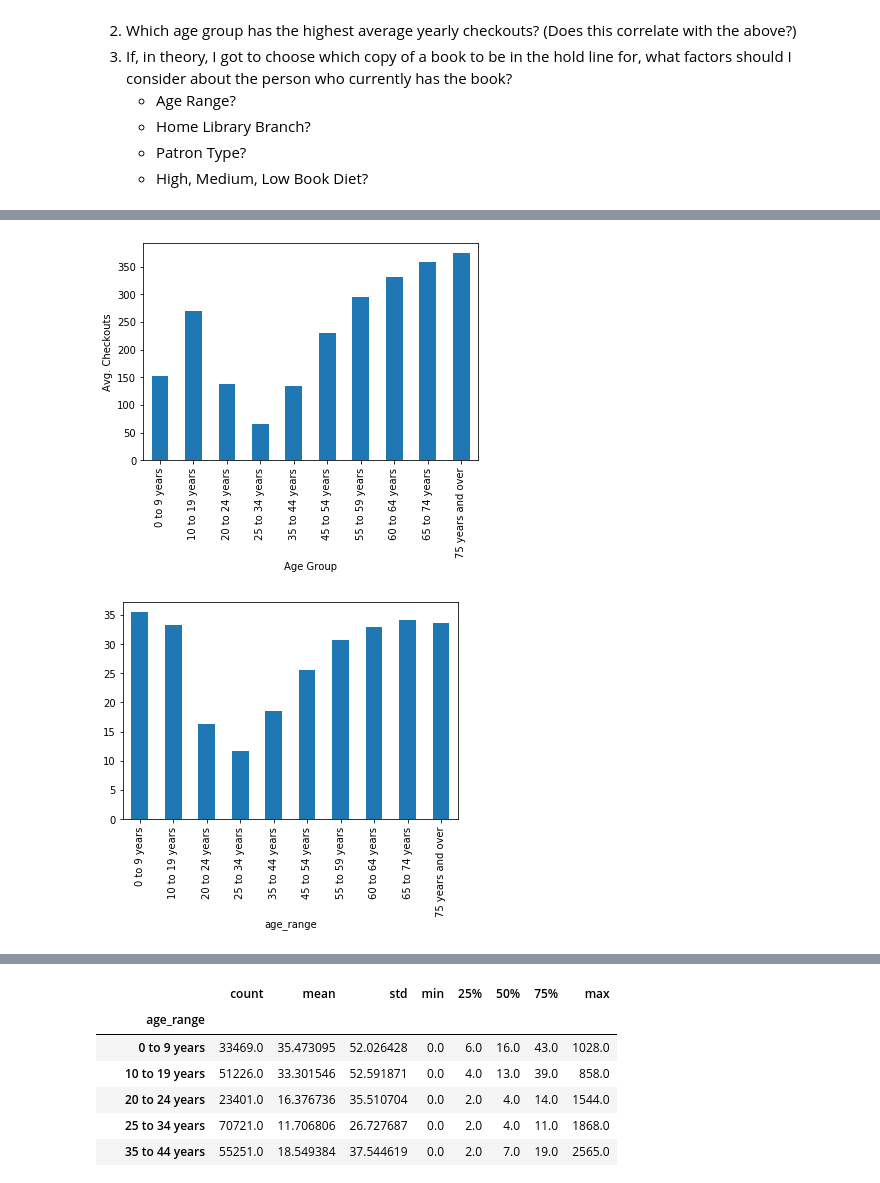
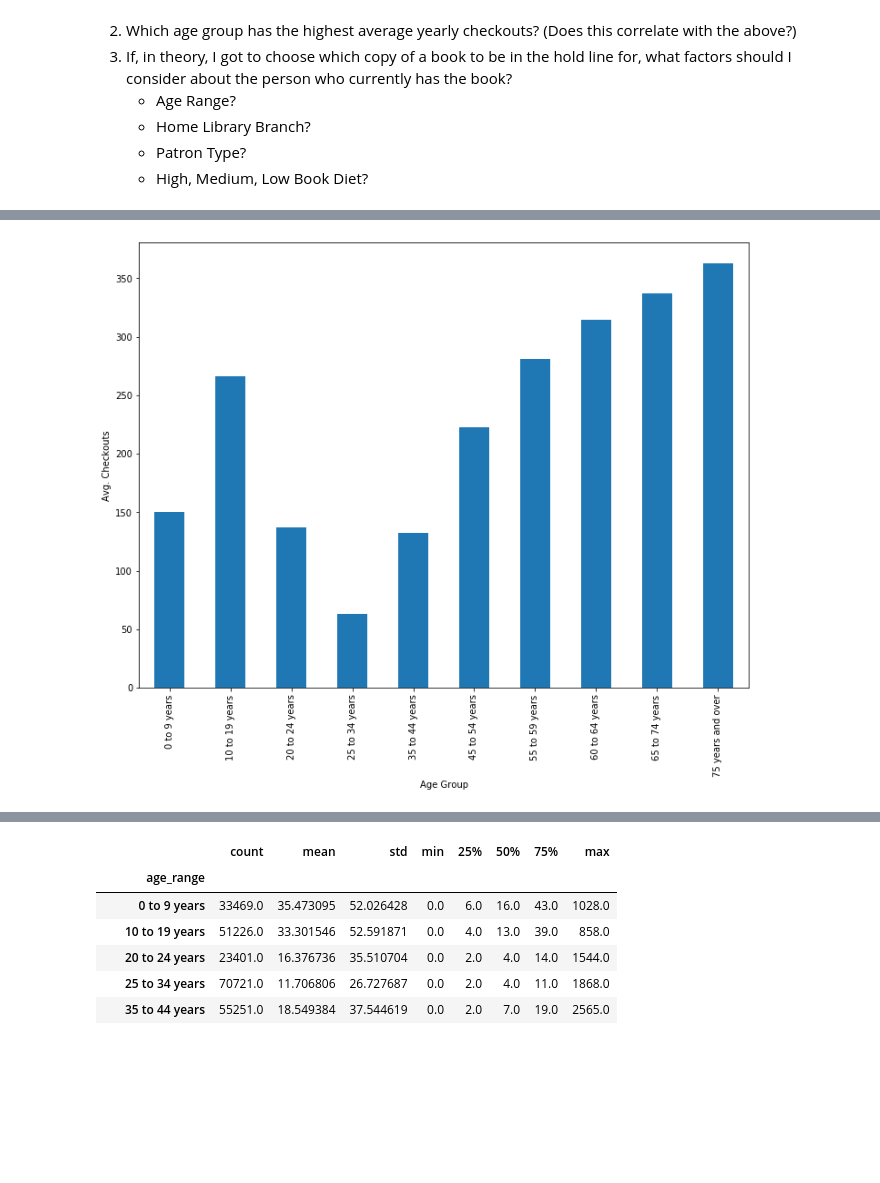
Before and after one commit to arispeaks/SFLibrary, a Jupyter notebook: SF_Library_Project.ipynb, the cells around one changed output, grey strips where cells are left out. Saved outputs shown, nothing was run; the diff lists cells and outputs as text; code cells hidden in the pictures; blank space fills up the shorter version.

```diff
--- a/SF_Library_Project.ipynb
+++ b/SF_Library_Project.ipynb
@@ -304,10 +306,11 @@ plt.ylabel('Total Checkouts');
 # %%
-
-df_comp.groupby('age_range').total_checkouts.mean().index, df_comp.groupby('age_range').total_checkouts.mean().plot(kind = 'bar')
+plt.figure(figsize = (12,9));
+df_comp.groupby('age_range').total_checkouts.mean().plot(kind = 'bar')
 plt.xlabel('Age Group');
 plt.ylabel('Avg. Checkouts');
+plt.savefig('CheckoutsperAge.jpeg', bbox_inches = 'tight' );
 # %% [output]
-[figure, old version]
+[figure, new version]
 # %%
 # At first glance, it looks like, for the most part,the older the patron, the more checkouts.
 # but this could also be a function of how many years a patron has been active
@@ -319,8 +322,3 @@ plt.ylabel('Avg. Checkouts');
 df_comp['years_active'] = (df_comp.circulation_active_year- df_comp.year_patron_registered)+1
 # %%
 df_comp["yearly_checkouts"] = np.round(df_comp.total_checkouts/df_comp.years_active)
-# %%
-df_comp.groupby('age_range').yearly_checkouts.mean().plot(kind ='bar');
-#df_comp[df_comp.age_range == '0 to 9 years'].boxplot(column = 'yearly_checkouts', by = 'age_range')
-# %% [output]
-[figure, removed]
```
Also changed, not shown: parts of 6 cells of this notebook, 5 other files.
